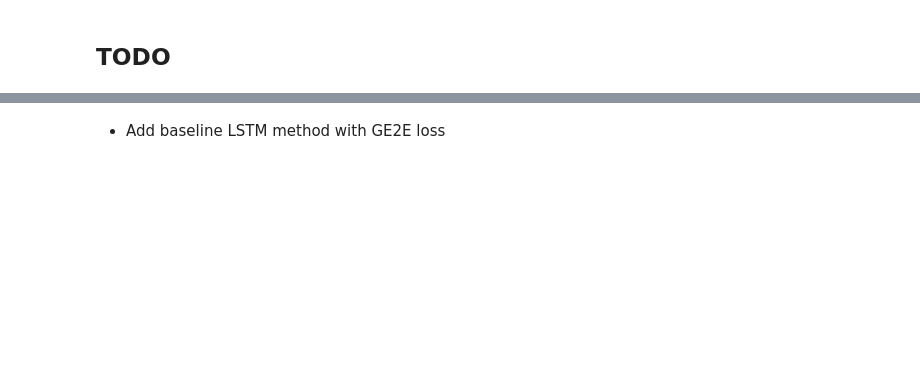
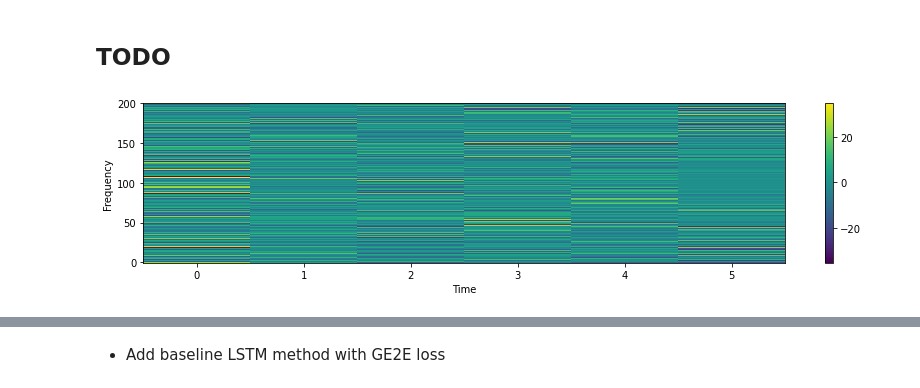
Before and after one commit to Wadaboa/titanet, a Jupyter notebook: titanet.ipynb, the cells around one changed output, grey strips where cells are left out. Drawn from its saved outputs; the diff is of its cells as text; code cells hidden in the pictures; blank space fills up the shorter version.

```diff
--- a/titanet.ipynb
+++ b/titanet.ipynb
@@ -340,2 +360,6 @@ vctk_dataset.info()
 # %% [markdown]
 ## TODO
+# %%
+utils.plot_spectrogram(y)
+# %% [output]
+[figure, added]
```
Also changed, not shown: parts of 11 cells of this notebook, 4 other files.
